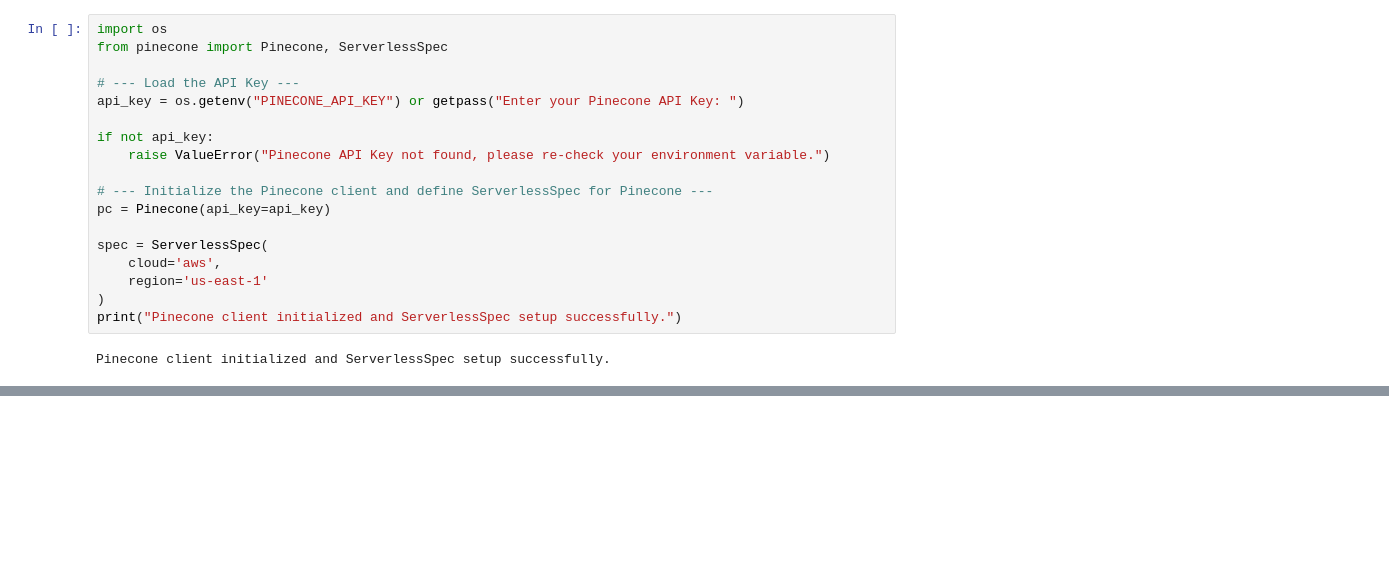
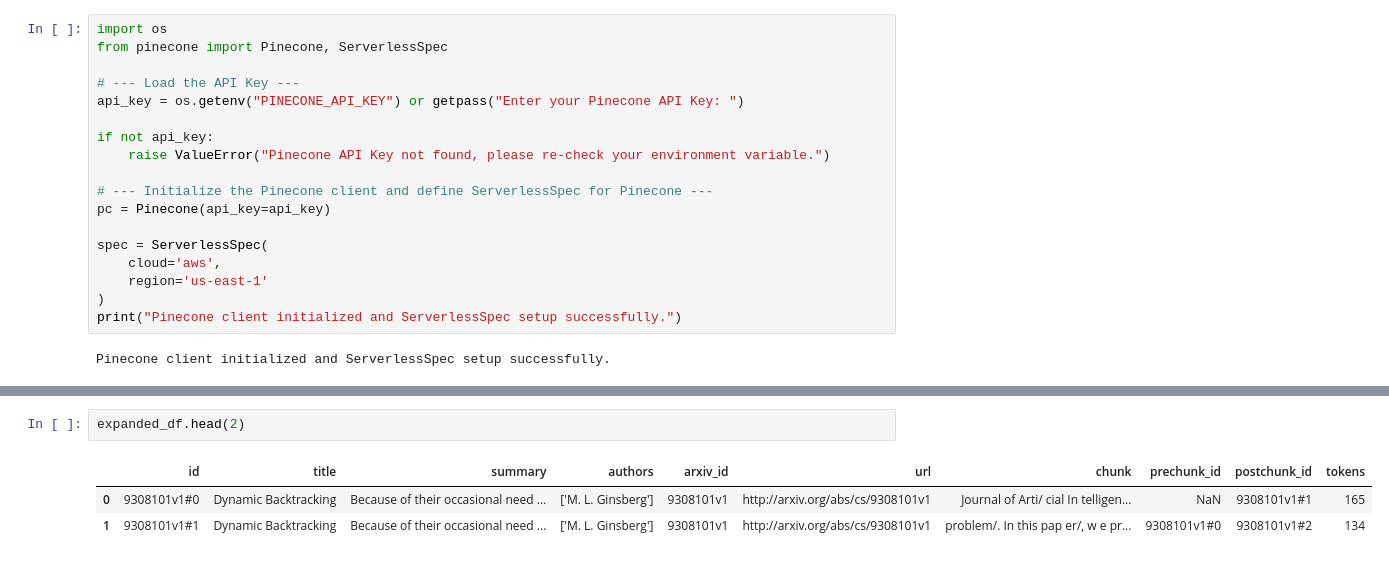
Before and after one commit to aioverloadedVIV/LangGraph, a Jupyter notebook: notebooks/research_agent.ipynb, the cells around one changed output, grey strips where cells are left out. Saved outputs shown, nothing was run; the diff lists cells and outputs as text; blank space fills up the shorter version.

```diff
--- a/notebooks/research_agent.ipynb
+++ b/notebooks/research_agent.ipynb
@@ -401,0 +500,6 @@ Pinecone client initialized and ServerlessSpec setup successfully.
+# %%
+expanded_df.head(2)
+# %% [output]
+|  | id | title | summary | authors | arxiv_id | url | chunk | prechunk_id | postchunk_id | tokens |
+| 0 | 9308101v1#0 | Dynamic Backtracking | Because of their occasional need ... | ['M. L. Ginsberg'] | 9308101v1 | http://arxiv.org/abs/cs/9308101v1 | Journal of Arti/ cial In telligen... | NaN | 9308101v1#1 | 165 |
+| 1 | 9308101v1#1 | Dynamic Backtracking | Because of their occasional need ... | ['M. L. Ginsberg'] | 9308101v1 | http://arxiv.org/abs/cs/9308101v1 | problem/. In this pap er/, w e pr... | 9308101v1#0 | 9308101v1#2 | 134 |
```
Also changed, not shown: parts of 11 cells of this notebook.
